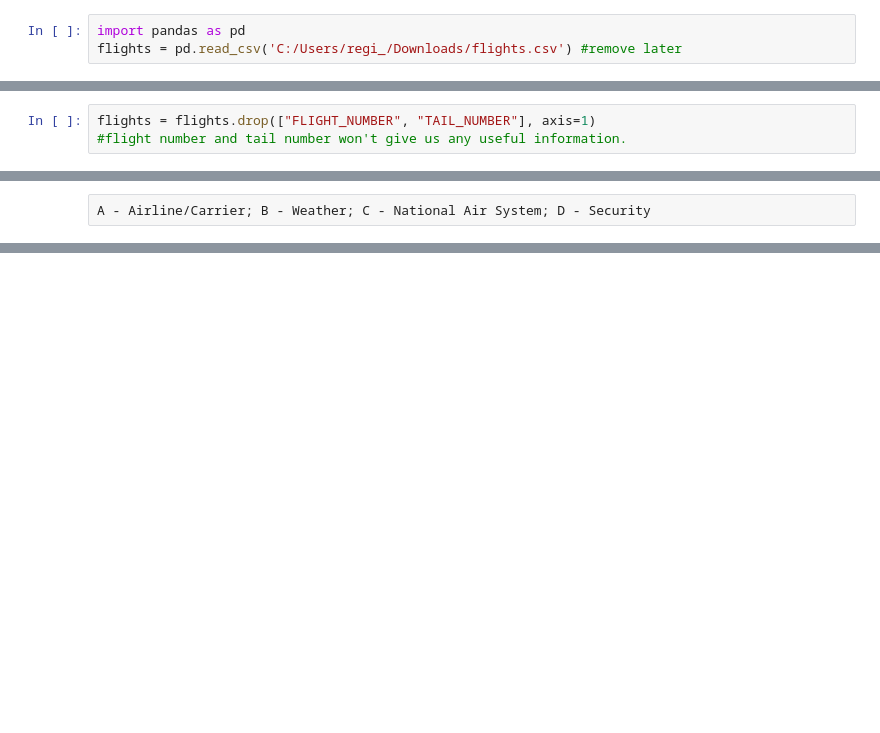
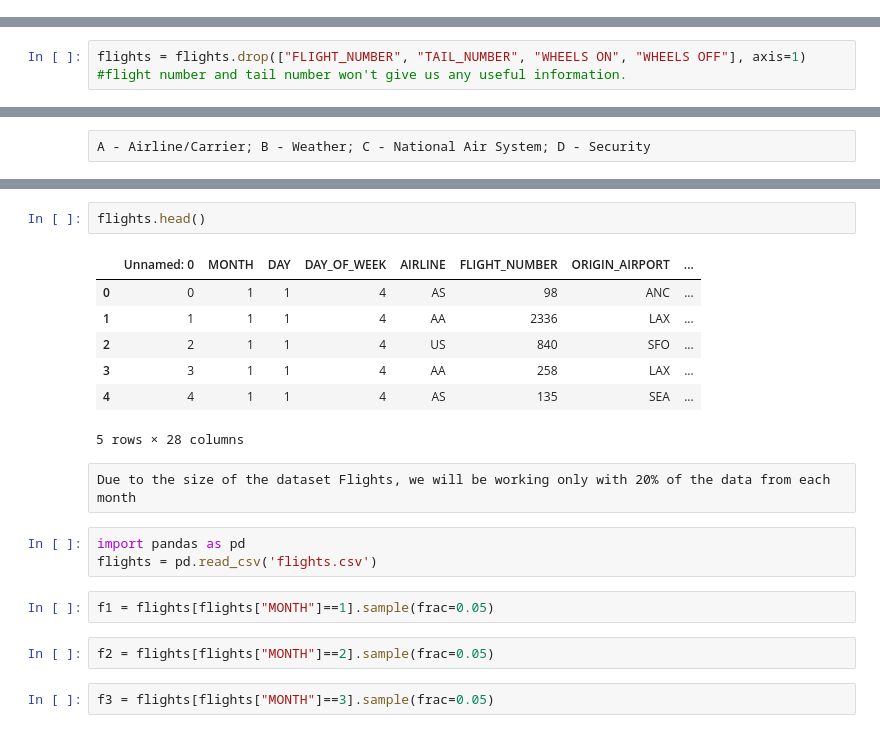
Before and after one commit to regina9/flights, a Jupyter notebook: Capstone Project.ipynb, the cells around one changed output, grey strips where cells are left out. Saved outputs shown, nothing was run; the diff lists cells and outputs as text; blank space fills up the shorter version.

```diff
--- a/Capstone Project.ipynb
+++ b/Capstone Project.ipynb
@@ -4,8 +4,5 @@ import numpy as np
 airlines = pd.read_csv('C:/Users/regi_/Downloads/airlines.csv')
 airports = pd.read_csv('C:/Users/regi_/Downloads/airports.csv')
 flights = pd.read_csv('C:/Users/regi_/Downloads/flights.csv') #should we read it from csv or link online
-# %%
-import pandas as pd
-flights = pd.read_csv('C:/Users/regi_/Downloads/flights.csv') #remove later
 # %%
 airlines
@@ -79,7 +77,7 @@ flights.shape
 # %% [output]
 (5819079, 31)
 # %%
-flights = flights.drop(["FLIGHT_NUMBER", "TAIL_NUMBER"], axis=1)
+flights = flights.drop(["FLIGHT_NUMBER", "TAIL_NUMBER", "WHEELS ON", "WHEELS OFF"], axis=1)
 #flight number and tail number won't give us any useful information.
 # %%
 date_df = pd.DataFrame({'year': flights["YEAR"],
@@ -315,0 +411,21 @@ cancels.head(15)
+# %%
+flights.head()
+# %% [output]
+|  | Unnamed: 0 | MONTH | DAY | DAY_OF_WEEK | AIRLINE | FLIGHT_NUMBER | ORIGIN_AIRPORT | ... |
+| 0 | 0 | 1 | 1 | 4 | AS | 98 | ANC | ... |
+| 1 | 1 | 1 | 1 | 4 | AA | 2336 | LAX | ... |
+| 2 | 2 | 1 | 1 | 4 | US | 840 | SFO | ... |
+| 3 | 3 | 1 | 1 | 4 | AA | 258 | LAX | ... |
+| 4 | 4 | 1 | 1 | 4 | AS | 135 | SEA | ... |
+5 rows × 28 columns
+# %% [raw]
+Due to the size of the dataset Flights, we will be working only with 20% of the data from each month
+# %%
+import pandas as pd
+flights = pd.read_csv('flights.csv')
+# %%
+f1 = flights[flights["MONTH"]==1].sample(frac=0.05)
+# %%
+f2 = flights[flights["MONTH"]==2].sample(frac=0.05)
+# %%
+f3 = flights[flights["MONTH"]==3].sample(frac=0.05)
```
Also changed, not shown: parts of 118 cells of this notebook.
